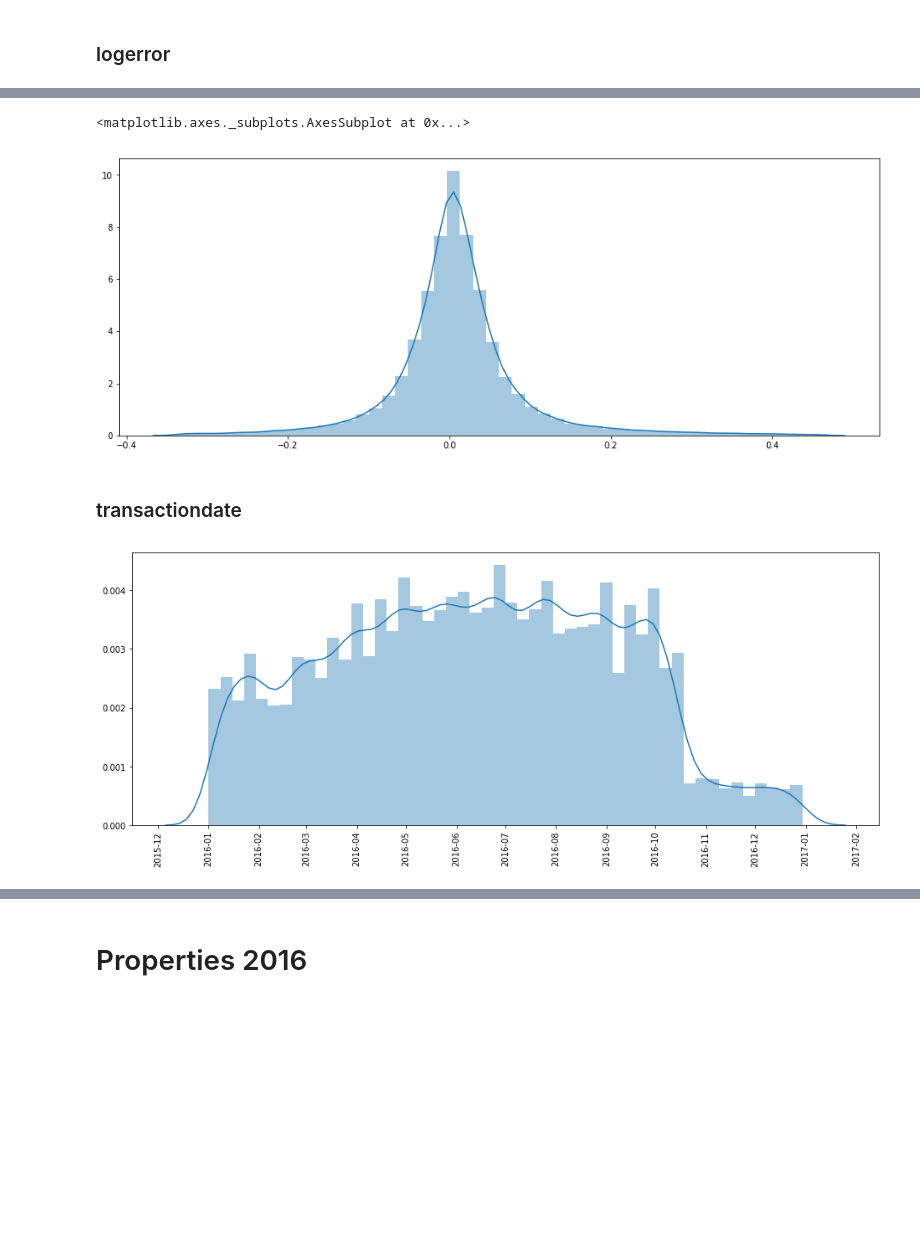
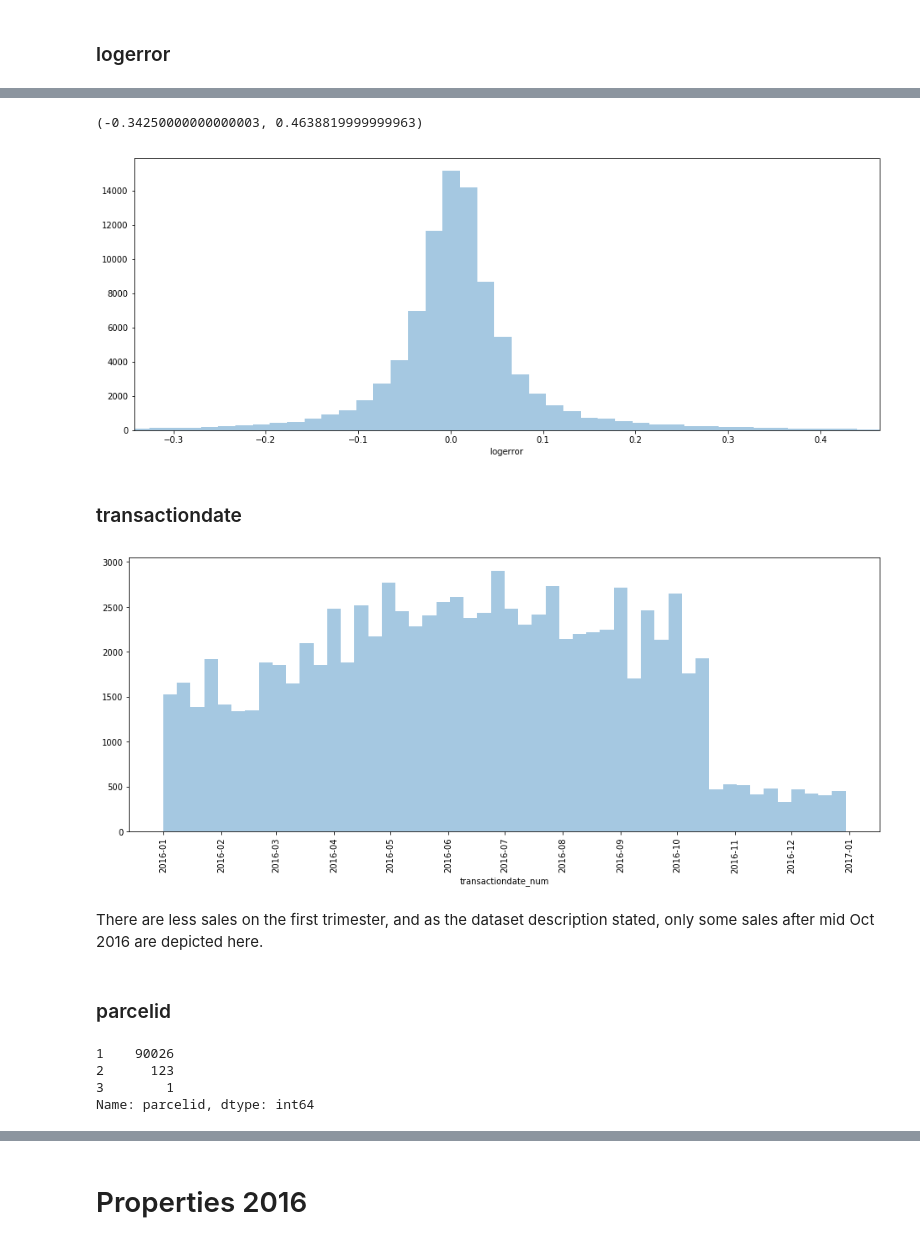
Before and after one commit to schiller/kaggle_zillow_prize, a Jupyter notebook: notebooks/EDA.ipynb, the cells around one changed output, grey strips where cells are left out. Saved outputs shown, nothing was run; the diff lists cells and outputs as text; code cells hidden in the pictures; blank space fills up the shorter version.

```diff
--- a/notebooks/EDA.ipynb
+++ b/notebooks/EDA.ipynb
@@ -40,24 +52,33 @@ train_df.head()
 # %%
 logerror_pct_1 = np.percentile(train_df['logerror'], 1)
 logerror_pct_99 = np.percentile(train_df['logerror'], 99)
-
-sns.distplot(
-    train_df[(train_df['logerror'] > logerror_pct_1)
-             & (train_df['logerror'] < logerror_pct_99)]['logerror'].values)
+ax = sns.distplot(train_df['logerror'], bins=500, kde=False)
+ax.set_xlim(logerror_pct_1, logerror_pct_99)
 # %% [output]
-<matplotlib.axes._subplots.AxesSubplot at 0x...>
+(-0.34250000000000003, 0.4638819999999963)
-[figure, old version]
+[figure, new version]
 # %% [markdown]
 ### transactiondate
 # %%
 # transforms datetime to number of days
-transactiondate_num = mdates.date2num(train_df['transactiondate'])
+train_df['transactiondate_num'] = mdates.date2num(train_df['transactiondate'])
 
-ax = sns.distplot(transactiondate_num)
+ax = sns.distplot(train_df['transactiondate_num'], kde=False)
 plt.xticks(rotation=90)
 # marks every month on the xaxis
 locator = mdates.MonthLocator()
 ax.xaxis.set_major_locator(locator)
 ax.xaxis.set_major_formatter(mdates.AutoDateFormatter(locator))
 # %% [output]
-[figure, old version]
+[figure, new version]
+# %% [markdown]
+There are less sales on the first trimester, and as the dataset description stated, only some sales after mid Oct 2016 are depicted here.
+# %% [markdown]
+### parcelid
+# %%
+train_df['parcelid'].value_counts().reset_index(drop=True).value_counts()
+# %% [output]
+1    90026
+2      123
+3        1
+Name: parcelid, dtype: int64
```
Also changed, not shown: parts of 15 cells of this notebook, 2 other files.
